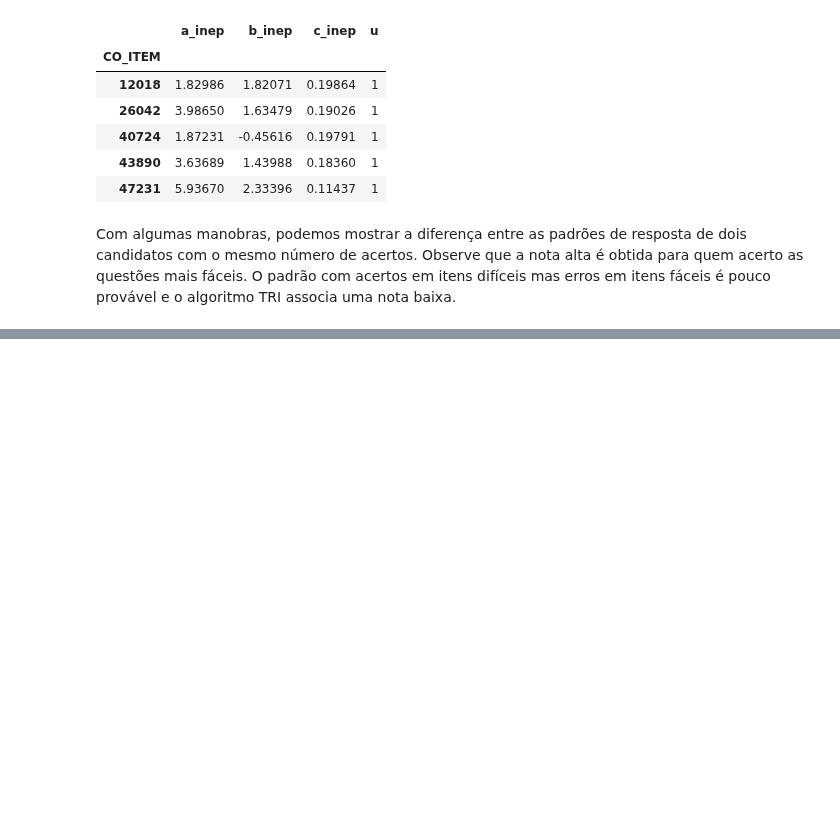
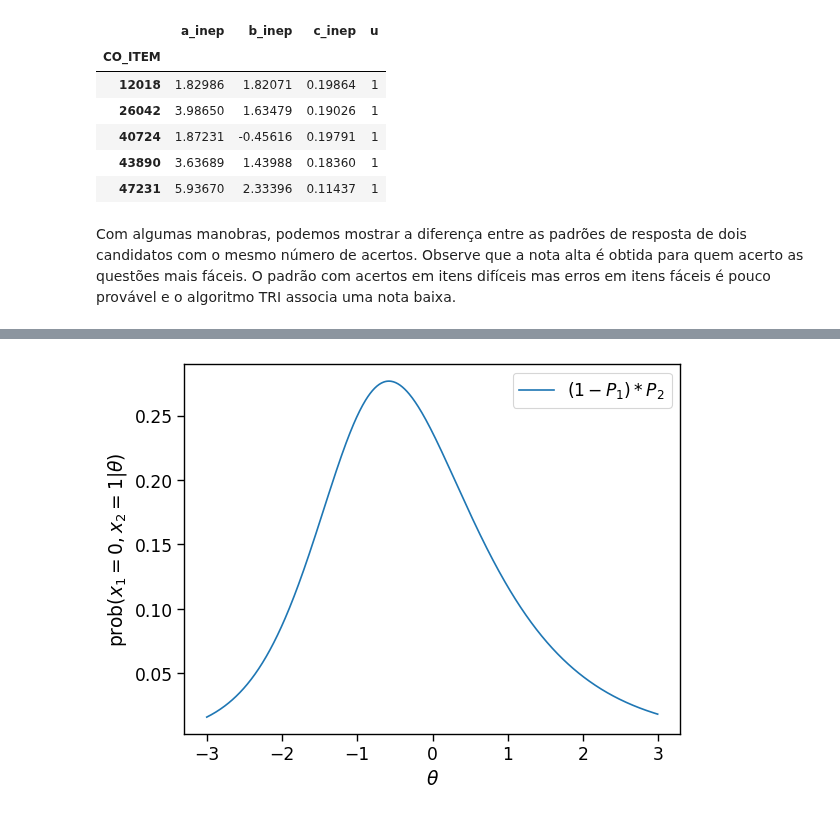
Before and after one commit to atp/enem, a Jupyter notebook: _sources/TRI.ipynb, the cells around one changed output, grey strips where cells are left out. Cells and saved outputs as stored; diff of their text form; code cells hidden in the pictures; blank space fills up the shorter version.

```diff
--- a/_sources/TRI.ipynb
+++ b/_sources/TRI.ipynb
@@ -113,0 +197,5 @@ interact(compare_padr, nacertos=iw);
+# %%
+ax = sns.lineplot(x=theta,y=(1-P(theta,a=1,b=-1))*P(theta,a=2,b=-1), label=f"$(1-P_{1})*P_2$");
+ax.set_xlabel(r"$\theta$");ax.set_ylabel(r"$\mathrm{prob}(x_1=0,x_2=1|\theta$)");
+# %% [output]
+[figure, added]
```
Also changed, not shown: parts of 20 cells of this notebook, 7 other files.
